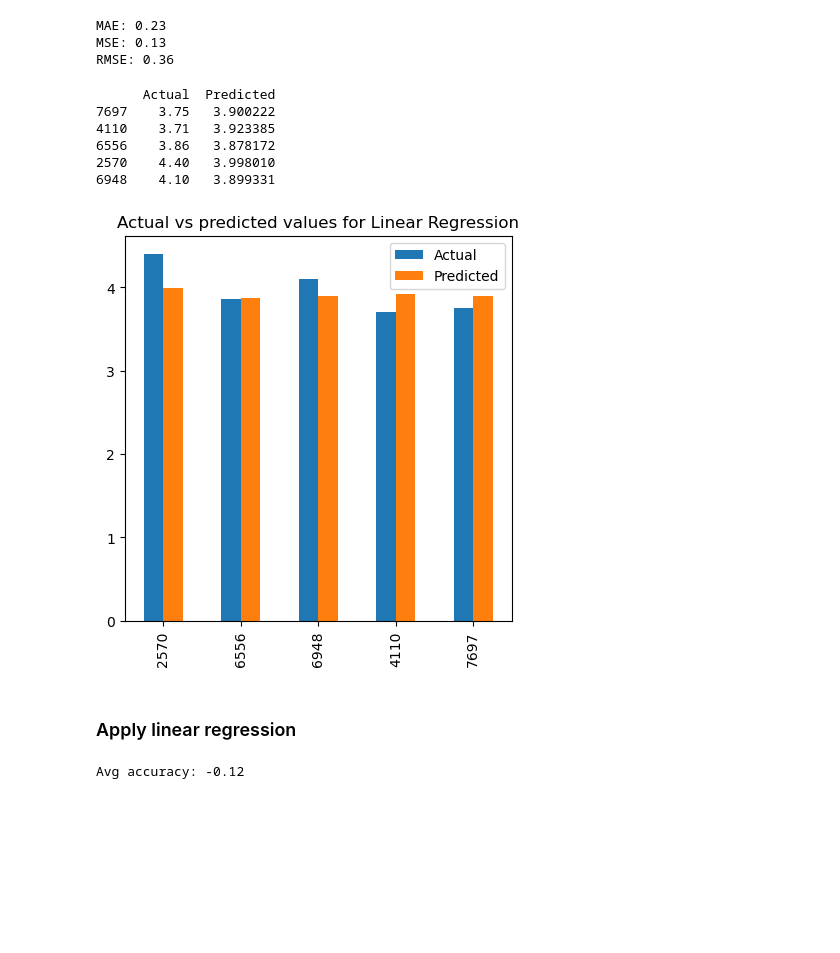
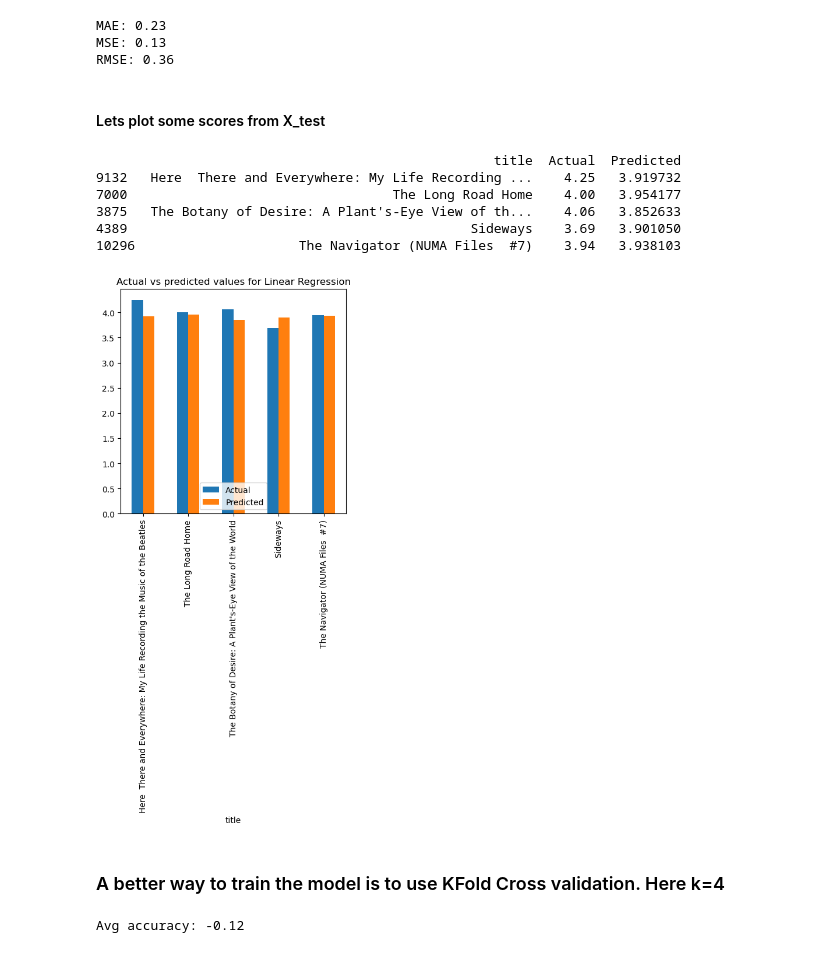
Before and after one commit to Ashuayd/Books-Project, a Jupyter notebook: CompleteSolution.ipynb, the cells around one changed output. Saved outputs shown, nothing was run; the diff lists cells and outputs as text; code cells hidden in the pictures; blank space fills up the shorter version.

```diff
--- a/CompleteSolution.ipynb
+++ b/CompleteSolution.ipynb
@@ -555,9 +559,8 @@ df['is_top_publisher'] = df.publisher
 for auth in author_name:
     df['is_top_author'] = df['is_top_author'] | df[auth]
 
-titre_df=df['title']
 
-df.drop(author_name + ['publisher', 'title'], inplace=True, axis=1)
+df.drop(author_name + ['publisher'], inplace=True, axis=1)
 # %% [markdown]
 #### Note we have removed author name, publisher name and title from original data.
 # %%
@@ -752 +749,3 @@ See the caveats in the documentation: https://pandas.pydata.org/pandas-docs/stab
+# %%
+title_df = eligible_df.loc[:, 'title']
 # %%
@@ -787,6 +784,8 @@ Try using .loc[row_indexer,col_indexer] = value instead
 
 See the caveats in the documentation: https://pandas.pydata.org/pandas-docs/stable/user_guide/indexing.html#returning-a-view-versus-a-copy
   eligible_df['top_author_publisher'] = eligible_df.loc[:, 'is_top_author'] * eligible_df.loc[:, 'is_top_publisher']
+# %%
+eligible_df = eligible_df.drop(columns=['title'])
 # %% [markdown]
 ###  Lets separate out X and y
 # %%
@@ -849,21 +833,23 @@ print('RMSE:', round(np.sqrt(metrics.mean_squared_error(y_test, predictions)),2)
 MAE: 0.23
 MSE: 0.13
 RMSE: 0.36
+# %% [markdown]
+#### Lets plot some scores from X_test
 # %%
 #For Linear Regression Sample of Actual vs Predicted Value
-predictions_comparision = pd.DataFrame({'Actual': y_test, 'Predicted': predictions}).sample(5)
-predictions_comparision.plot(kind="bar", figsize=(5,5),title="Actual vs predicted values for Linear Regression")
-print(predictions_comparision.sample(5))
+predictions_comparision = pd.DataFrame({'title': title_df[X_test.index], 'Actual': y_test, 'Predicted': predictions}).sample(5)
+predictions_comparision.plot(x='title', y=['Actual', 'Predicted'], kind="bar", figsize=(5,5),title="Actual vs predicted values for Linear Regression")
+print(predictions_comparision)
 # %% [output]
-      Actual  Predicted
-7697    3.75   3.900222
-4110    3.71   3.923385
-6556    3.86   3.878172
-2570    4.40   3.998010
-6948    4.10   3.899331
+                                                   title  Actual  Predicted
+9132   Here  There and Everywhere: My Life Recording ...    4.25   3.919732
+7000                                  The Long Road Home    4.00   3.954177
+3875   The Botany of Desire: A Plant's-Eye View of th...    4.06   3.852633
+4389                                            Sideways    3.69   3.901050
+10296                     The Navigator (NUMA Files  #7)    3.94   3.938103
-[figure, old version]
+[figure, new version]
 # %% [markdown]
-### Apply linear regression
+### A better way to train the model is to use KFold Cross validation. Here k=4
 # %%
 import pandas as pd
 from sklearn.linear_model import LogisticRegression
```
Also changed, not shown: parts of 50 cells of this notebook, 2 other files.
